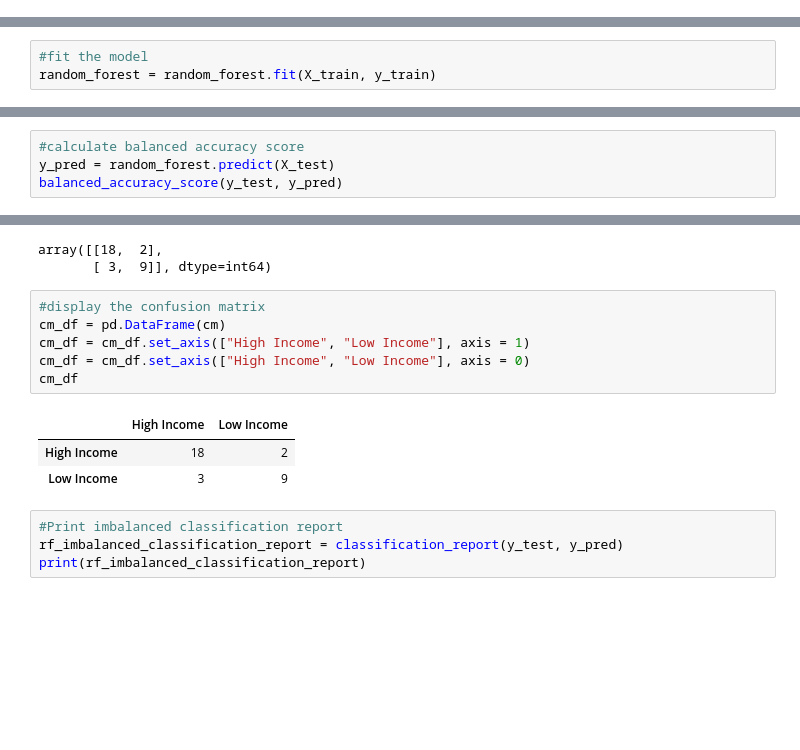
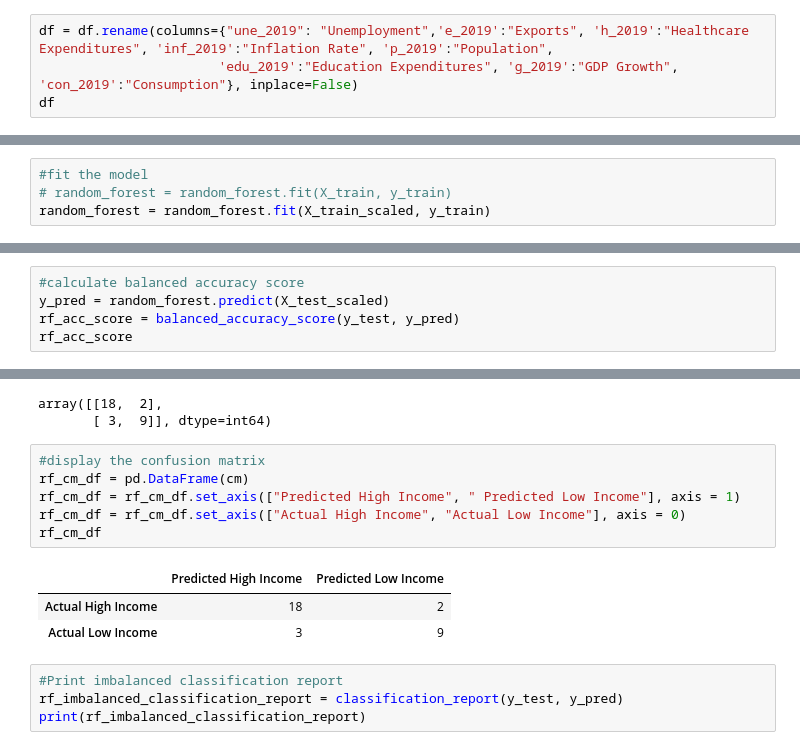
Before and after one commit to svujcich/Global_GDP_Trends, a Jupyter notebook: Machine_Learning/income_supervised_ml.ipynb, the cells around one changed output, grey strips where cells are left out. Saved outputs shown, nothing was run; the diff lists cells and outputs as text; blank space fills up the shorter version.

```diff
--- a/Machine_Learning/income_supervised_ml.ipynb
+++ b/Machine_Learning/income_supervised_ml.ipynb
@@ -67,3 +74,7 @@ dtype: object
 #encode y column
 df['income_group'] = le.fit_transform(df['income_group'])
 df = df.drop(columns=["country_name", "country_code"])
+# %%
+df = df.rename(columns={"une_2019": "Unemployment",'e_2019':"Exports", 'h_2019':"Healthcare Expenditures", 'inf_2019':"Inflation Rate", 'p_2019':"Population",
+                       'edu_2019':"Education Expenditures", 'g_2019':"GDP Growth", 'con_2019':"Consumption"}, inplace=False)
+df
@@ -150,4 +175,5 @@ X_test_scaled = X_scaler.transform(X_test)
 random_forest = RandomForestClassifier(n_estimators=100, random_state=1)
 # %%
 #fit the model
-random_forest = random_forest.fit(X_train, y_train)
+# random_forest = random_forest.fit(X_train, y_train)
+random_forest = random_forest.fit(X_train_scaled, y_train)
@@ -154,7 +183,8 @@ random_forest = random_forest.fit(X_train, y_train)
 # %%
 #calculate balanced accuracy score
-y_pred = random_forest.predict(X_test)
-balanced_accuracy_score(y_test, y_pred)
+y_pred = random_forest.predict(X_test_scaled)
+rf_acc_score = balanced_accuracy_score(y_test, y_pred)
+rf_acc_score
 # %% [output]
 0.825
 # %%
@@ -166,14 +196,14 @@ array([[18,  2],
        [ 3,  9]], dtype=int64)
 # %%
 #display the confusion matrix
-cm_df = pd.DataFrame(cm)
-cm_df = cm_df.set_axis(["High Income", "Low Income"], axis = 1)
-cm_df = cm_df.set_axis(["High Income", "Low Income"], axis = 0)
-cm_df
+rf_cm_df = pd.DataFrame(cm)
+rf_cm_df = rf_cm_df.set_axis(["Predicted High Income", " Predicted Low Income"], axis = 1)
+rf_cm_df = rf_cm_df.set_axis(["Actual High Income", "Actual Low Income"], axis = 0)
+rf_cm_df
 # %% [output]
-|  | High Income | Low Income |
-| High Income | 18 | 2 |
-| Low Income | 3 | 9 |
+|  | Predicted High Income | Predicted Low Income |
+| Actual High Income | 18 | 2 |
+| Actual Low Income | 3 | 9 |
 # %%
 #Print imbalanced classification report
 rf_imbalanced_classification_report = classification_report(y_test, y_pred)
```
Also changed, not shown: parts of 41 cells of this notebook, 1 other file.
